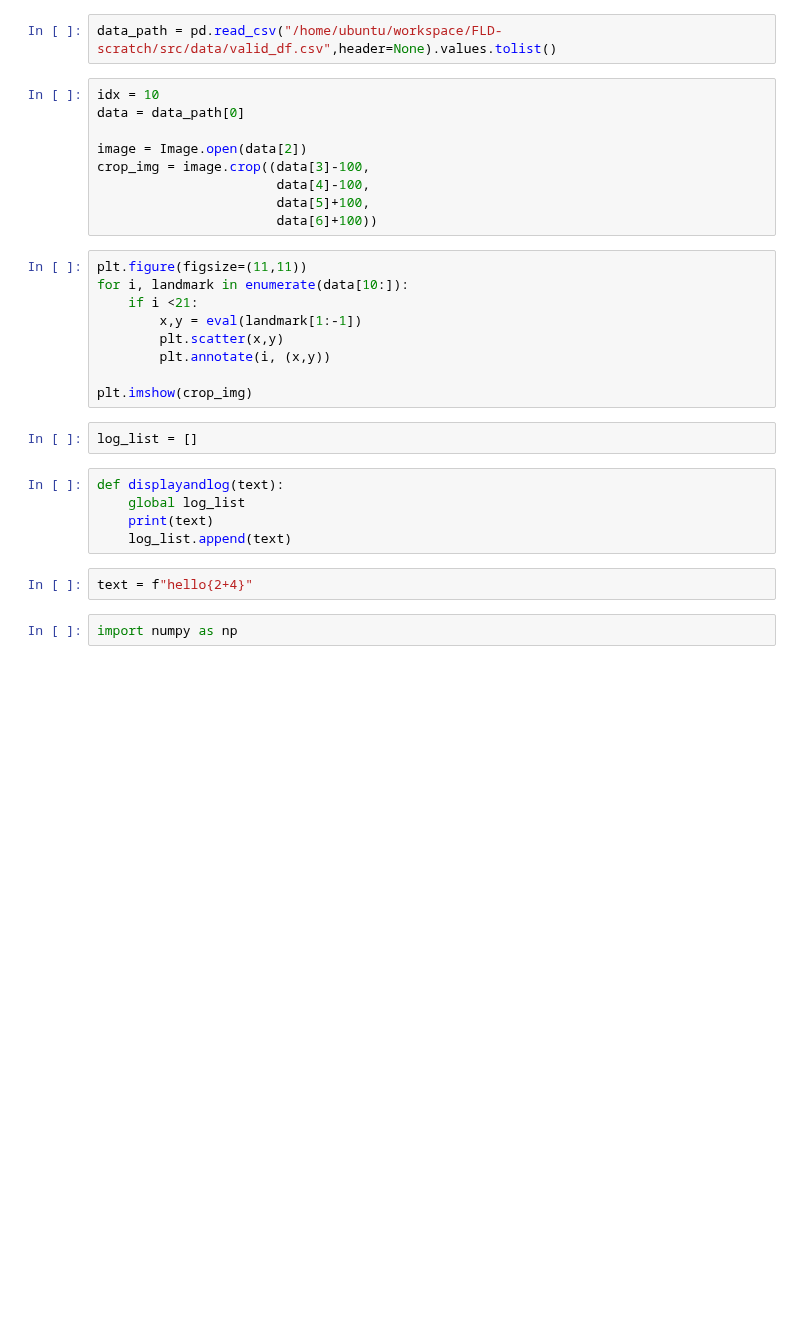
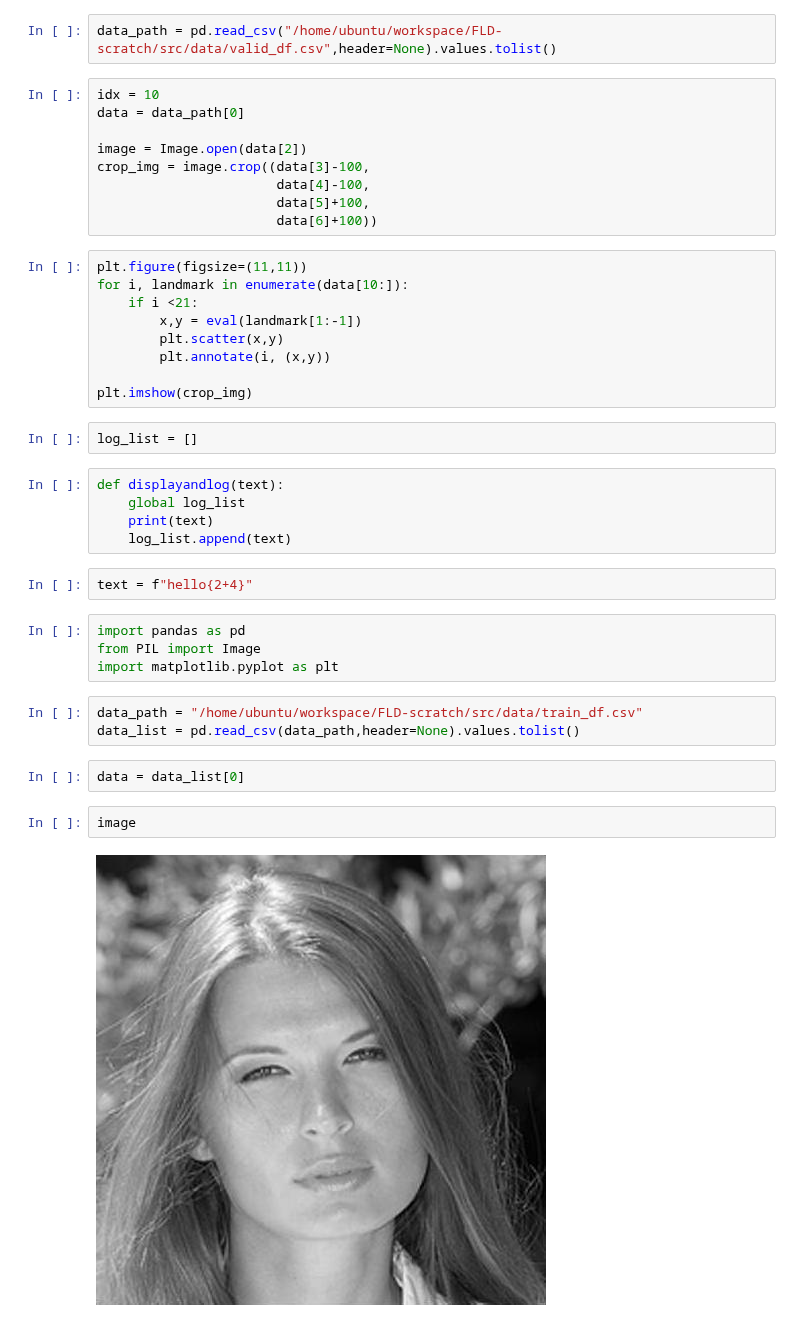
Before and after one commit to Minhan-Bae/FLD-scratch, a Jupyter notebook: find_index.ipynb, the cells around one changed output. Cells and saved outputs as stored; diff of their text form; blank space fills up the shorter version.

```diff
--- a/find_index.ipynb
+++ b/find_index.ipynb
@@ -32,5 +32,16 @@ def displayandlog(text):
     log_list.append(text)
 # %%
 text = f"hello{2+4}"
-# %%
-import numpy as np
+# %%
+import pandas as pd
+from PIL import Image
+import matplotlib.pyplot as plt
+# %%
+data_path = "/home/ubuntu/workspace/FLD-scratch/src/data/train_df.csv"
+data_list = pd.read_csv(data_path,header=None).values.tolist()
+# %%
+data = data_list[0]
+# %%
+image
+# %% [output]
+[figure, added]
```
Also changed, not shown: parts of 4 cells of this notebook, 6 other files.
